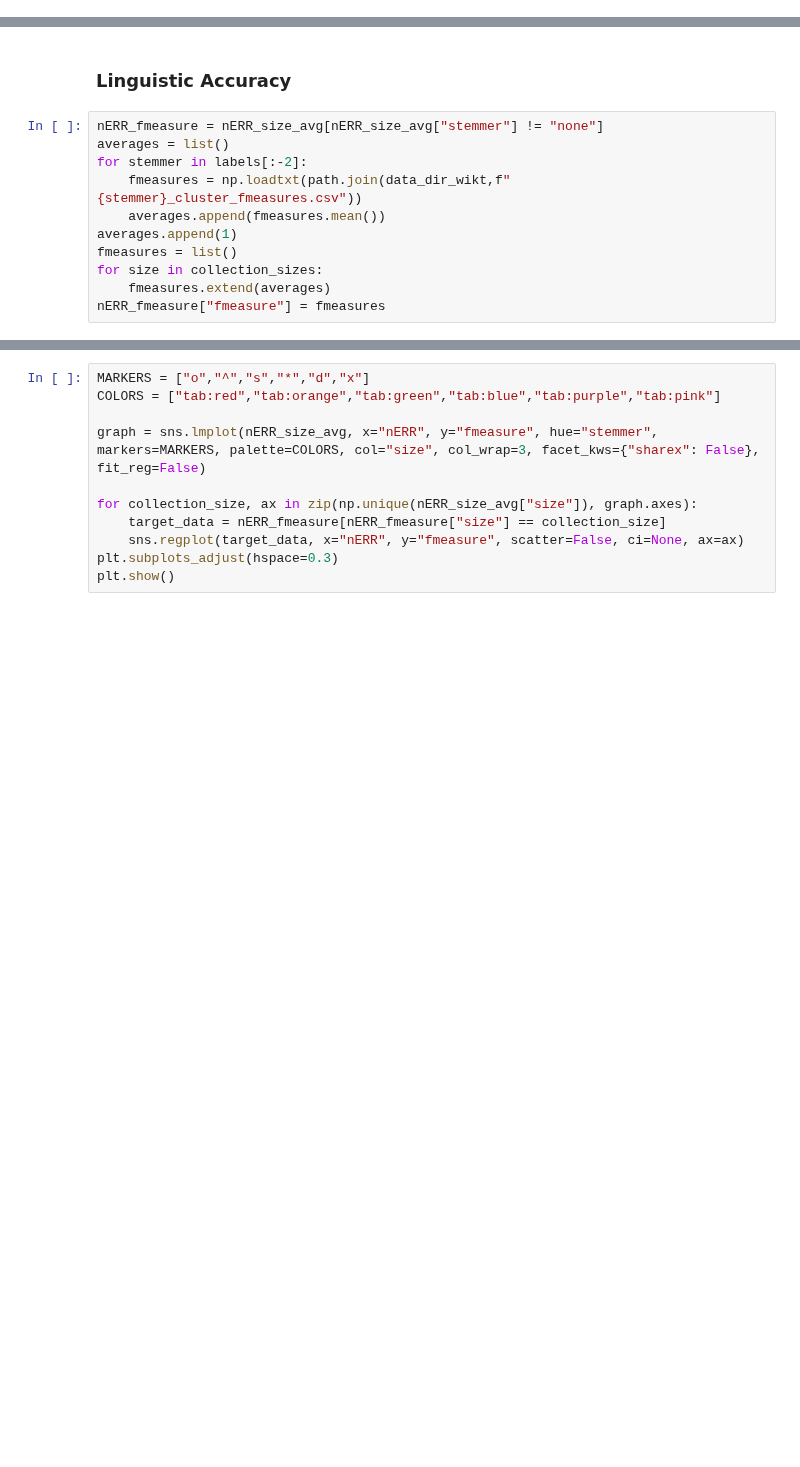
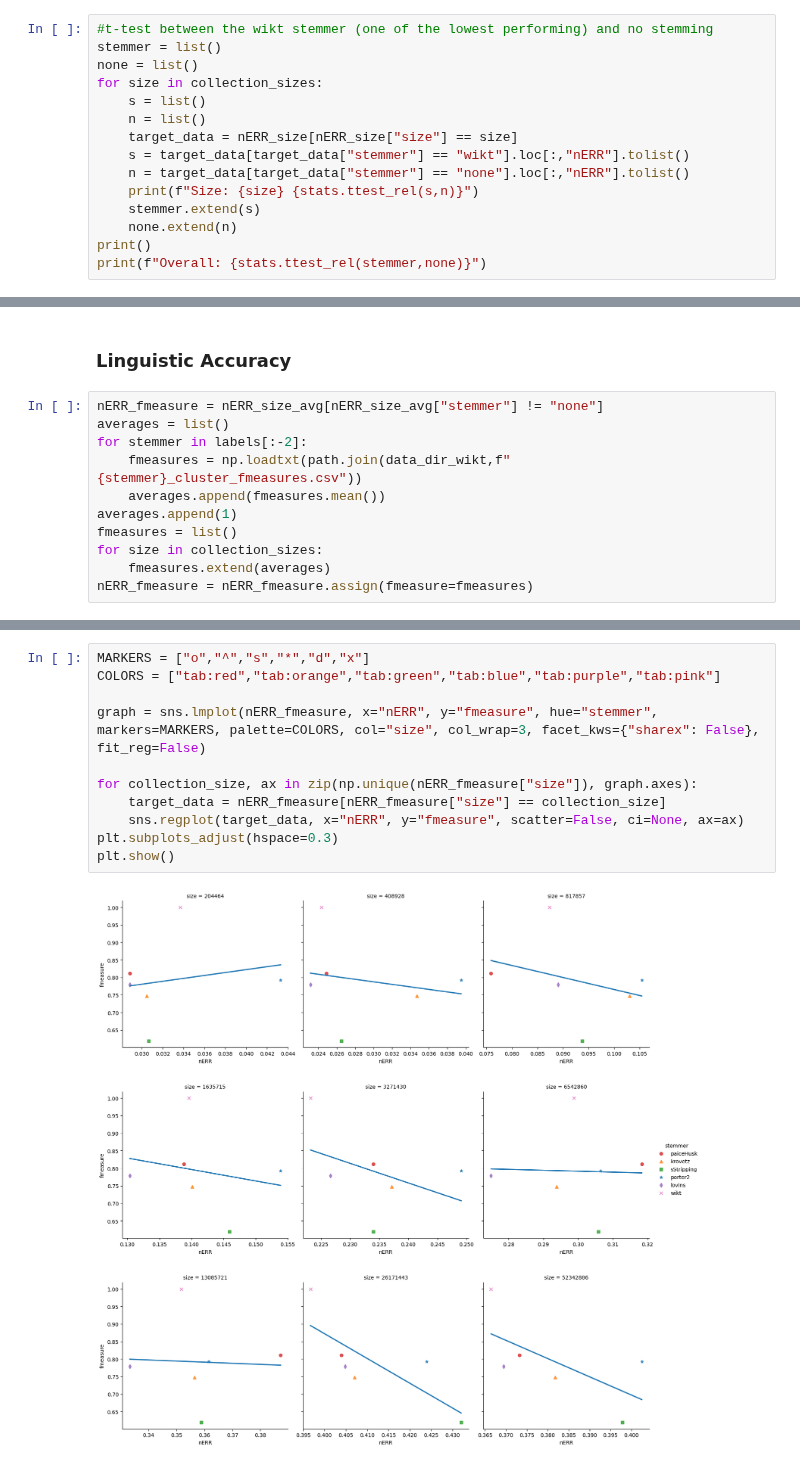
Before and after one commit to Axiomatic314/Stemming, a Jupyter notebook: clueweb-collectionSize.ipynb, the cells around one changed output, grey strips where cells are left out. Saved outputs shown, nothing was run; the diff lists cells and outputs as text; blank space fills up the shorter version.

Commit message:
updated graphs

```diff
--- a/clueweb-collectionSize.ipynb
+++ b/clueweb-collectionSize.ipynb
@@ -160,3 +134,18 @@ Size: 408928 TtestResult(statistic=1.376573897005115, pvalue=0.17490191872180627
 Size: 204464 TtestResult(statistic=0.9999999999999999, pvalue=0.32222340595067556, df=49)
 
 Overall: TtestResult(statistic=0.048715197589225774, pvalue=0.961167925946953, df=449)
+# %%
+#t-test between the wikt stemmer (one of the lowest performing) and no stemming
+stemmer = list()
+none = list()
+for size in collection_sizes:
+    s = list()
+    n = list()
+    target_data = nERR_size[nERR_size["size"] == size]
+    s = target_data[target_data["stemmer"] == "wikt"].loc[:,"nERR"].tolist()
+    n = target_data[target_data["stemmer"] == "none"].loc[:,"nERR"].tolist()
+    print(f"Size: {size} {stats.ttest_rel(s,n)}")
+    stemmer.extend(s)
+    none.extend(n)
+print()
+print(f"Overall: {stats.ttest_rel(stemmer,none)}")
@@ -172,4 +173,4 @@ averages.append(1)
 fmeasures = list()
 for size in collection_sizes:
     fmeasures.extend(averages)
-nERR_fmeasure["fmeasure"] = fmeasures
+nERR_fmeasure = nERR_fmeasure.assign(fmeasure=fmeasures)
@@ -183,14 +177,16 @@ See the caveats in the documentation: https://pandas.pydata.org/pandas-docs/stab
 # %%
 MARKERS = ["o","^","s","*","d","x"]
 COLORS = ["tab:red","tab:orange","tab:green","tab:blue","tab:purple","tab:pink"]
 
-graph = sns.lmplot(nERR_size_avg, x="nERR", y="fmeasure", hue="stemmer", markers=MARKERS, palette=COLORS, col="size", col_wrap=3, facet_kws={"sharex": False}, fit_reg=False)
+graph = sns.lmplot(nERR_fmeasure, x="nERR", y="fmeasure", hue="stemmer", markers=MARKERS, palette=COLORS, col="size", col_wrap=3, facet_kws={"sharex": False}, fit_reg=False)
 
-for collection_size, ax in zip(np.unique(nERR_size_avg["size"]), graph.axes):
+for collection_size, ax in zip(np.unique(nERR_fmeasure["size"]), graph.axes):
     target_data = nERR_fmeasure[nERR_fmeasure["size"] == collection_size]
     sns.regplot(target_data, x="nERR", y="fmeasure", scatter=False, ci=None, ax=ax)
 plt.subplots_adjust(hspace=0.3)
 plt.show()
+# %% [output]
+[figure, added]
 # %%
 for size in collection_sizes:
     x = nERR_fmeasure[nERR_fmeasure["size"] == size]["nERR"].to_numpy()
```
Also changed, not shown: parts of 5 cells of this notebook, 1 other file.
